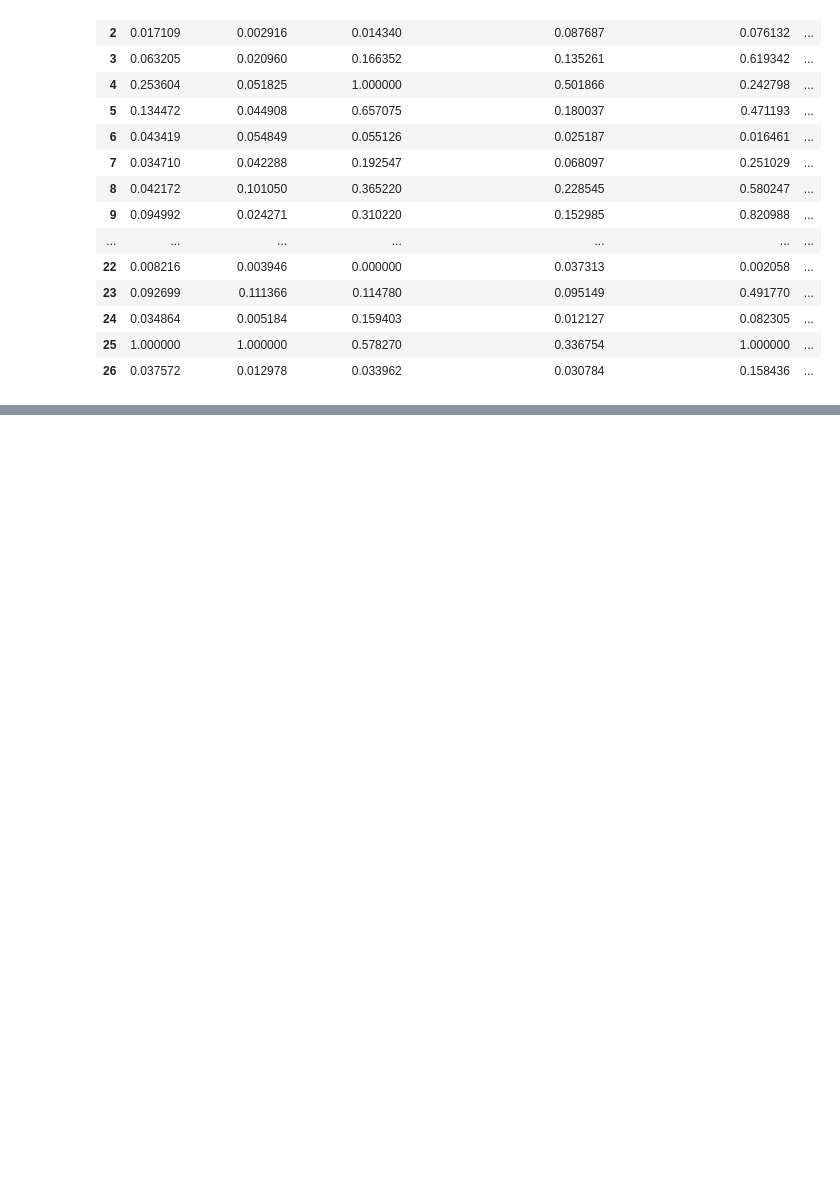
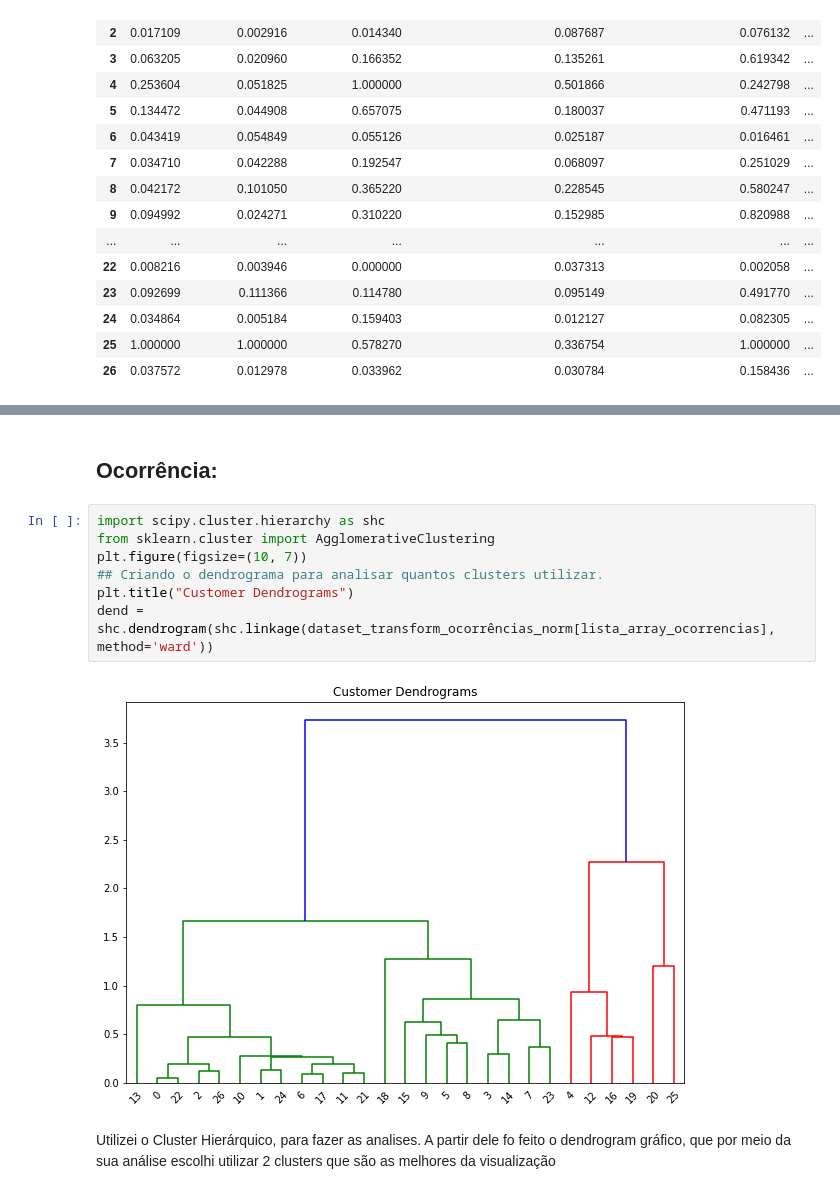
Before and after one commit to Aldo-1/Analise-de-dados-criminais, a Jupyter notebook: Analise.ipynb, the cells around one changed output, grey strips where cells are left out. Drawn from its saved outputs; the diff is of its cells as text; blank space fills up the shorter version.

```diff
--- a/Analise.ipynb
+++ b/Analise.ipynb
@@ -219,0 +328,13 @@ dataset_transform_ocorrências_norm
+# %% [markdown]
+<h2>Ocorrência:</h2>
+# %%
+import scipy.cluster.hierarchy as shc
+from sklearn.cluster import AgglomerativeClustering
+plt.figure(figsize=(10, 7))
+## Criando o dendrograma para analisar quantos clusters utilizar.
+plt.title("Customer Dendrograms")
+dend = shc.dendrogram(shc.linkage(dataset_transform_ocorrências_norm[lista_array_ocorrencias], method='ward'))
+# %% [output]
+[figure, added]
+# %% [markdown]
+Utilizei o Cluster Hierárquico, para fazer as analises. A partir dele fo feito o dendrogram gráfico, que por meio da sua análise escolhi utilizar 2 clusters que são as melhores da visualização
```
Also changed, not shown: parts of 42 cells of this notebook.
